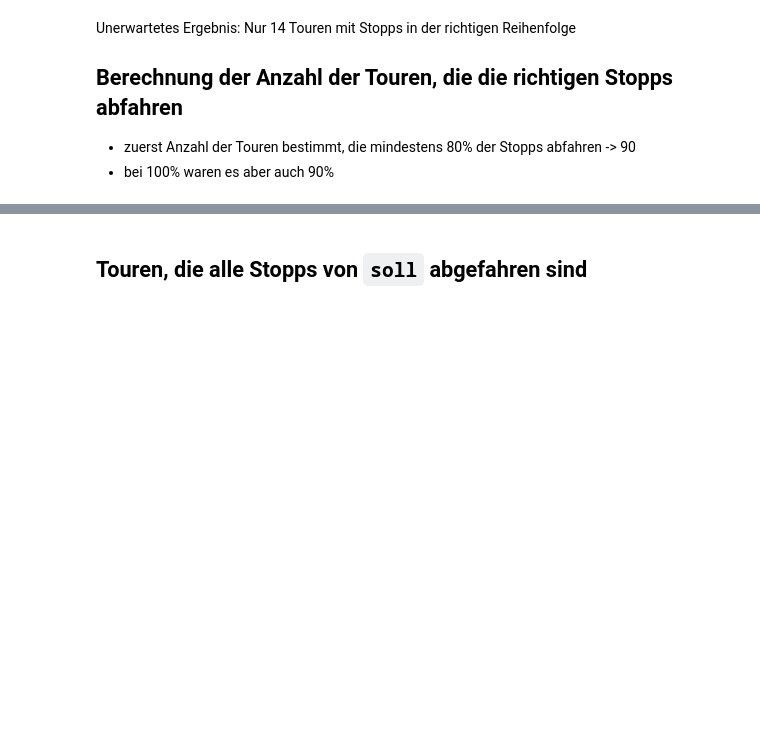
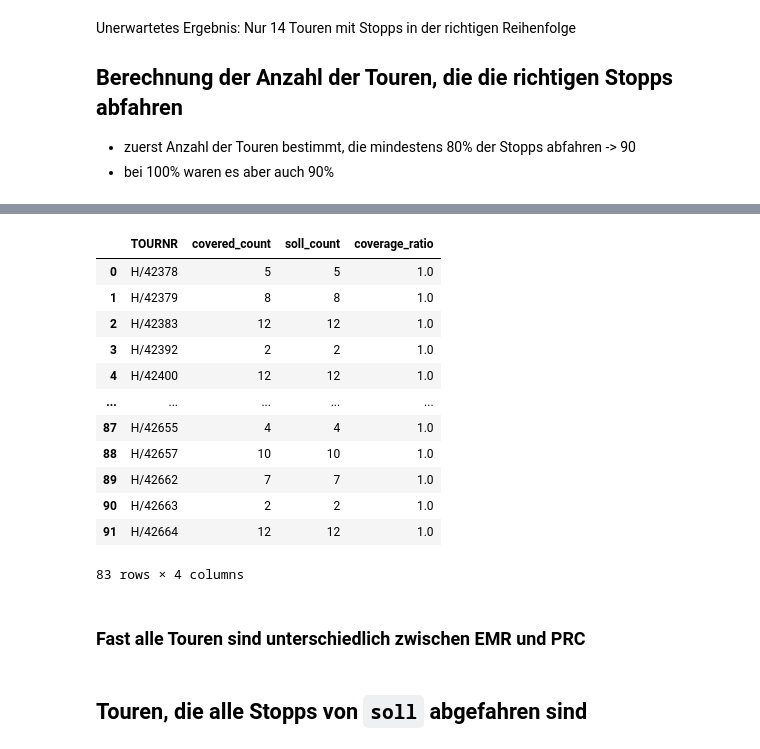
Before and after one commit to junguy01/transport_optimization, a Jupyter notebook: analyse_soll_ist_clean.ipynb, the cells around one changed output, grey strips where cells are left out. Drawn from its saved outputs; the diff is of its cells as text; code cells hidden in the pictures; blank space fills up the shorter version.

```diff
--- a/analyse_soll_ist_clean.ipynb
+++ b/analyse_soll_ist_clean.ipynb
@@ -771,3 +890,22 @@ prc
+# %%
+# PRC Touren, die nicht mit EMR Touren matchen und alle Stopps abdecken
+prc_covered_summary[~prc_covered_summary["TOURNR"].isin(matchingtournr)]
+# %% [output]
+|  | TOURNR | covered_count | soll_count | coverage_ratio |
+| 0 | H/42378 | 5 | 5 | 1.0 |
+| 1 | H/42379 | 8 | 8 | 1.0 |
+| 2 | H/42383 | 12 | 12 | 1.0 |
+| 3 | H/42392 | 2 | 2 | 1.0 |
+| 4 | H/42400 | 12 | 12 | 1.0 |
+| ... | ... | ... | ... | ... |
+| 87 | H/42655 | 4 | 4 | 1.0 |
+| 88 | H/42657 | 10 | 10 | 1.0 |
+| 89 | H/42662 | 7 | 7 | 1.0 |
+| 90 | H/42663 | 2 | 2 | 1.0 |
+| 91 | H/42664 | 12 | 12 | 1.0 |
+83 rows × 4 columns
+# %% [markdown]
+### Fast alle Touren sind unterschiedlich zwischen EMR und PRC
 # %% [markdown]
 ## Touren, die alle Stopps von `soll` abgefahren sind
 # %%
```
Also changed, not shown: parts of 54 cells of this notebook.
